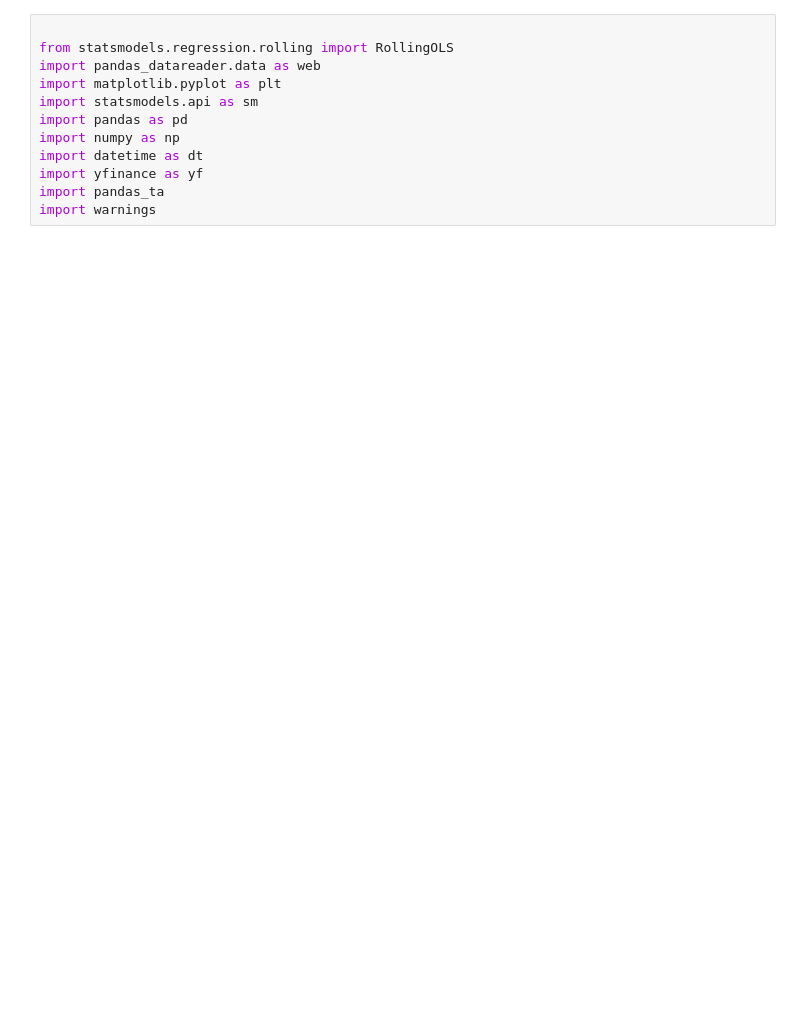
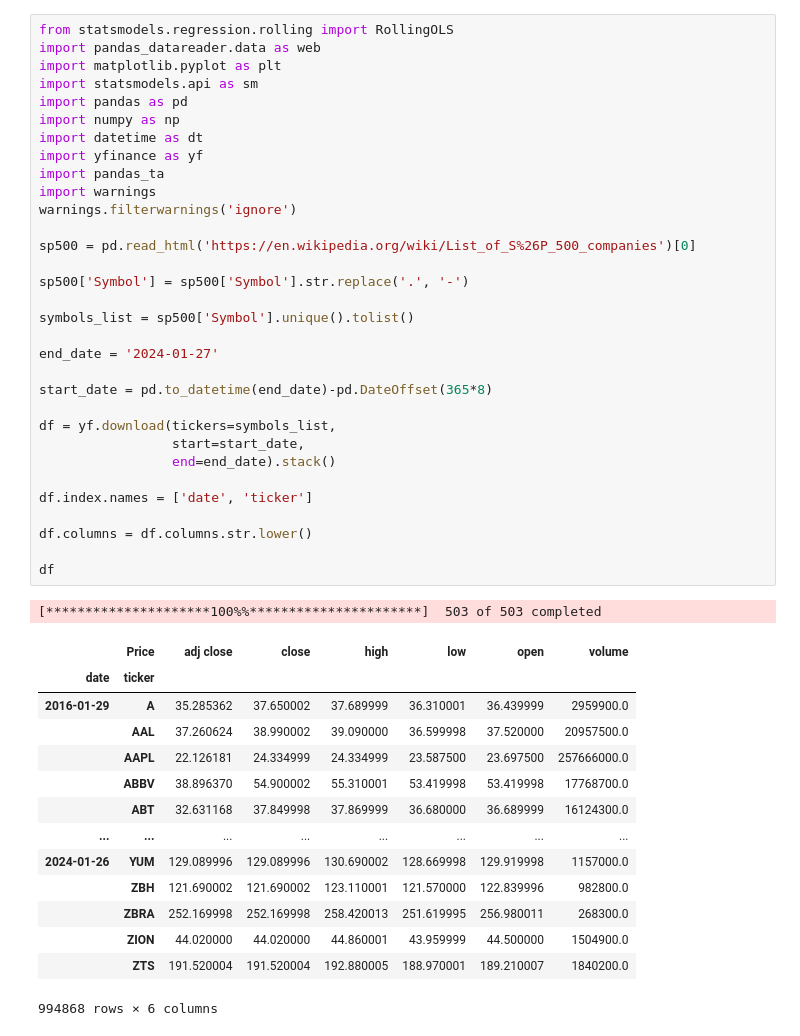
Before and after one commit to aalsaedi265/FINACIAL_REASRCH_-STRAGITIES, a Jupyter notebook: unsuprivsed.ipynb, the cells around one changed output. Cells and saved outputs as stored; diff of their text form; blank space fills up the shorter version.

```diff
--- a/unsuprivsed.ipynb
+++ b/unsuprivsed.ipynb
@@ -1,12 +1,48 @@
 # %%
-
 from statsmodels.regression.rolling import RollingOLS
 import pandas_datareader.data as web
 import matplotlib.pyplot as plt
 import statsmodels.api as sm
 import pandas as pd
 import numpy as np
 import datetime as dt
 import yfinance as yf
 import pandas_ta
 import warnings
+warnings.filterwarnings('ignore')
+
+sp500 = pd.read_html('https://en.wikipedia.org/wiki/List_of_S%26P_500_companies')[0]
+
+sp500['Symbol'] = sp500['Symbol'].str.replace('.', '-')
+
+symbols_list = sp500['Symbol'].unique().tolist()
+
+end_date = '2024-01-27'
+
+start_date = pd.to_datetime(end_date)-pd.DateOffset(365*8)
+
+df = yf.download(tickers=symbols_list,
+                 start=start_date,
+                 end=end_date).stack()
+
+df.index.names = ['date', 'ticker']
+
+df.columns = df.columns.str.lower()
+
+df
+# %% [output]
+[*********************100%%**********************]  503 of 503 completed
+|  | Price | adj close | close | high | low | open | volume |
+| date | ticker |  |  |  |  |  |  |
+| 2016-01-29 | A | 35.285362 | 37.650002 | 37.689999 | 36.310001 | 36.439999 | 2959900.0 |
+|  | AAL | 37.260624 | 38.990002 | 39.090000 | 36.599998 | 37.520000 | 20957500.0 |
+|  | AAPL | 22.126181 | 24.334999 | 24.334999 | 23.587500 | 23.697500 | 257666000.0 |
+|  | ABBV | 38.896370 | 54.900002 | 55.310001 | 53.419998 | 53.419998 | 17768700.0 |
+|  | ABT | 32.631168 | 37.849998 | 37.869999 | 36.680000 | 36.689999 | 16124300.0 |
+| ... | ... | ... | ... | ... | ... | ... | ... |
+| 2024-01-26 | YUM | 129.089996 | 129.089996 | 130.690002 | 128.669998 | 129.919998 | 1157000.0 |
+|  | ZBH | 121.690002 | 121.690002 | 123.110001 | 121.570000 | 122.839996 | 982800.0 |
+|  | ZBRA | 252.169998 | 252.169998 | 258.420013 | 251.619995 | 256.980011 | 268300.0 |
+|  | ZION | 44.020000 | 44.020000 | 44.860001 | 43.959999 | 44.500000 | 1504900.0 |
+|  | ZTS | 191.520004 | 191.520004 | 192.880005 | 188.970001 | 189.210007 | 1840200.0 |
+994868 rows × 6 columns
```
Also changed, not shown: parts of 14 cells of this notebook.
